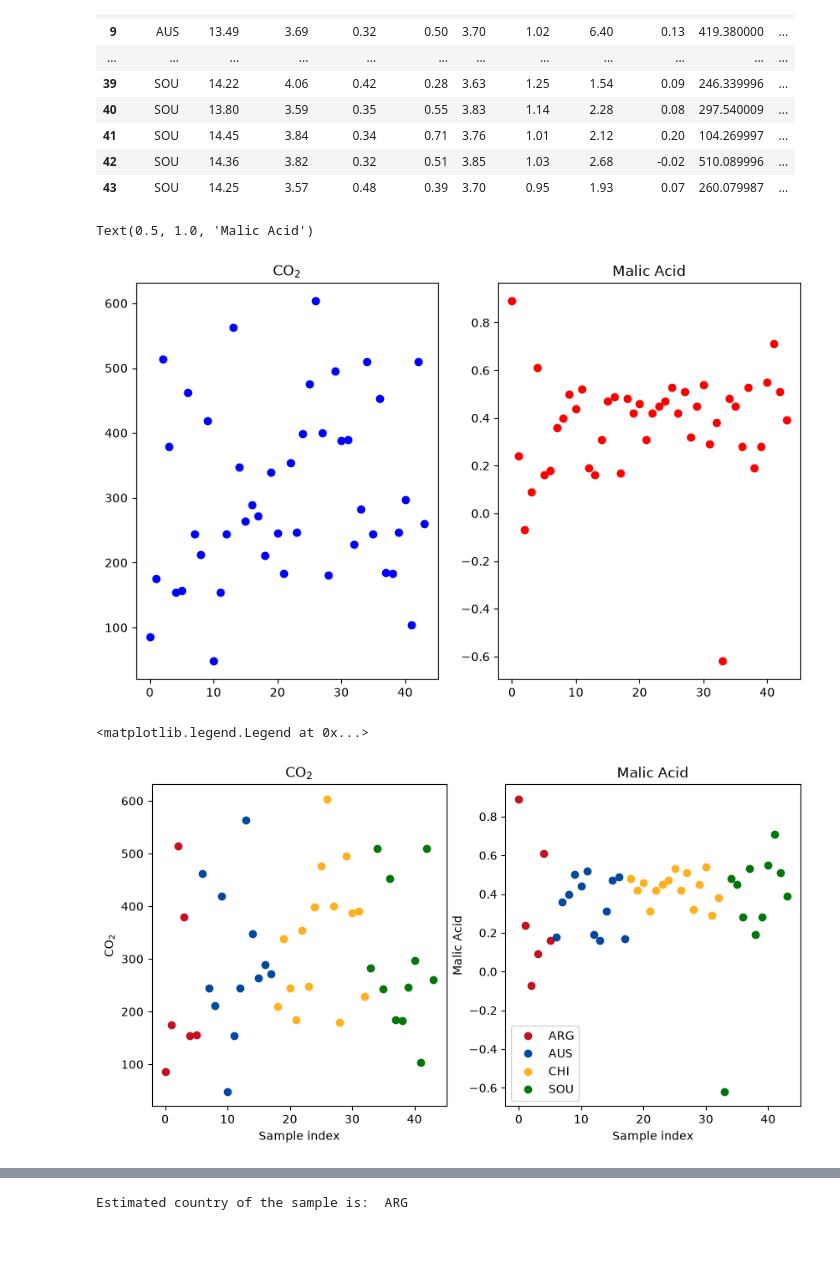
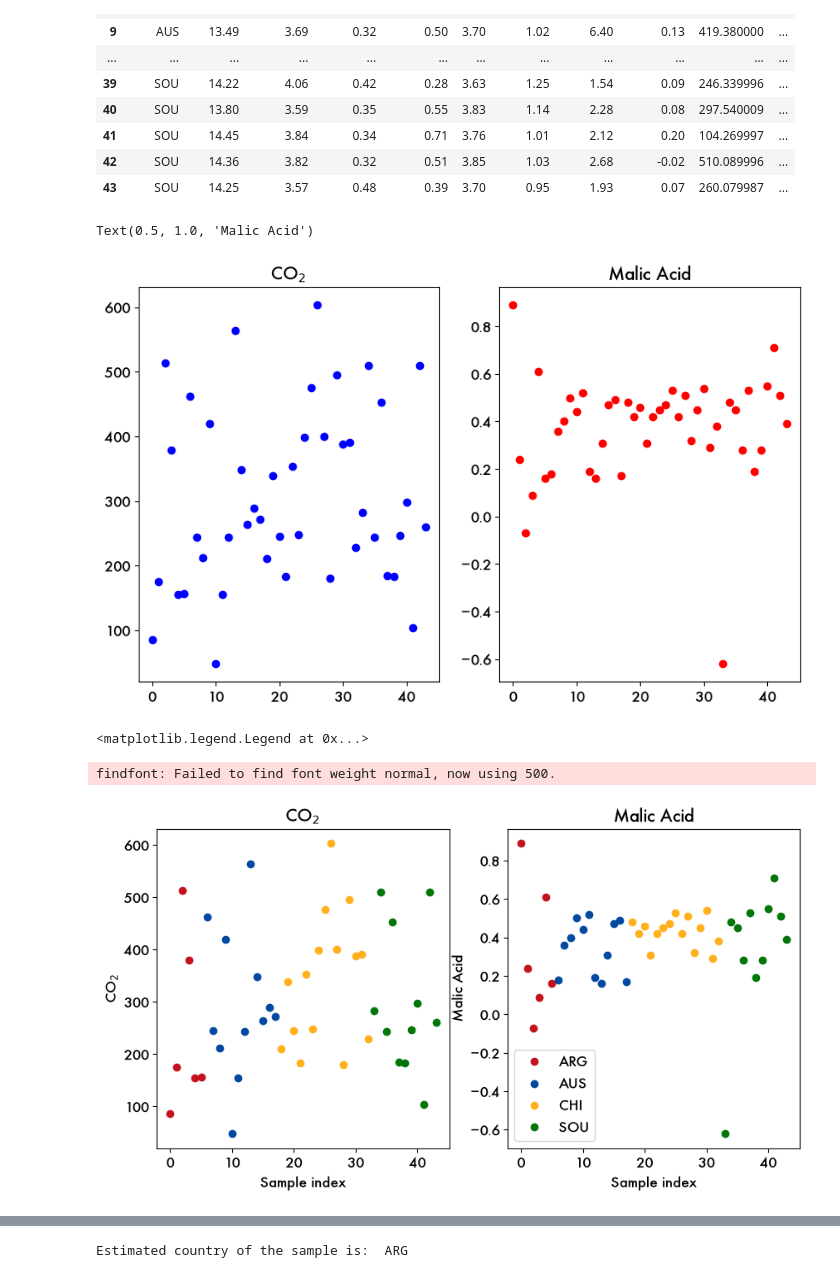
Before and after one commit to dshirya/digital-chemistry-class, a Jupyter notebook: class-1/class-1.ipynb, the cells around one changed output, grey strips where cells are left out. Drawn from its saved outputs; the diff is of its cells as text; code cells hidden in the pictures; blank space fills up the shorter version.

```diff
--- a/class-1/class-1.ipynb
+++ b/class-1/class-1.ipynb
@@ -122,19 +122,23 @@ df
 | 43 | SOU | 14.25 | 3.57 | 0.48 | 0.39 | 3.70 | 0.95 | 1.93 | 0.07 | 260.079987 | ... |
 # %%
 import matplotlib.pyplot as plt
+
+# globally, for the whole notebook
+plt.rcParams["font.family"] = "Futura"
+plt.rcParams["font.size"] = 12
 
 fig, ax = plt.subplots(1, 2, figsize=(10, 6))
 x = df["CO2"]
 
 ax[0].plot(x, marker='o', linestyle='None', color='blue')
 ax[0].set_title("CO$_2$")
 
 x = df["MalicAcid"]
 ax[1].plot(x, marker='o', linestyle='None', color='red')
 ax[1].set_title("Malic Acid")
 # %% [output]
 Text(0.5, 1.0, 'Malic Acid')
-[figure, old version]
+[figure, new version]
 # %%
 fig, ax = plt.subplots(1, 2, figsize=(10, 5))
 x = df['CO2']
@@ -156,7 +160,8 @@ for country in country_unique:
 plt.legend()
 # %% [output]
 <matplotlib.legend.Legend at 0x...>
+findfont: Failed to find font weight normal, now using 500.
-[figure, old version]
+[figure, new version]
 # %%
 fig, ax = plt.subplots(1, 2, figsize=(10, 5))
 x = df['CO2']
```
Also changed, not shown: parts of 8 cells of this notebook, 8 other files.
